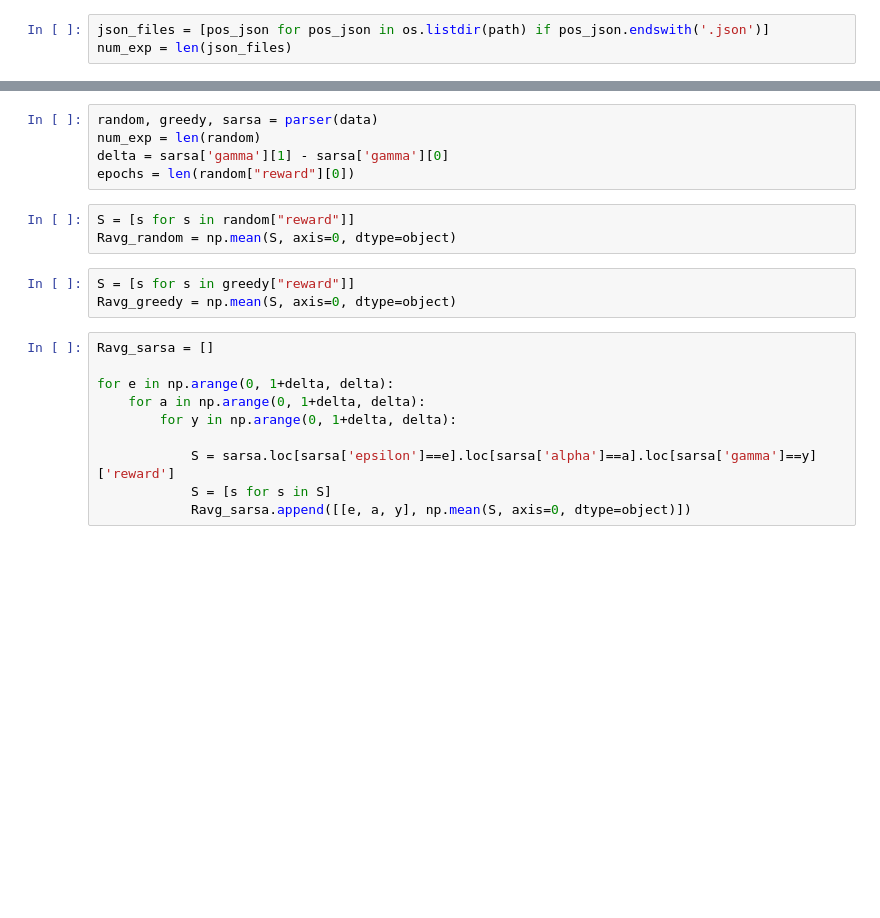
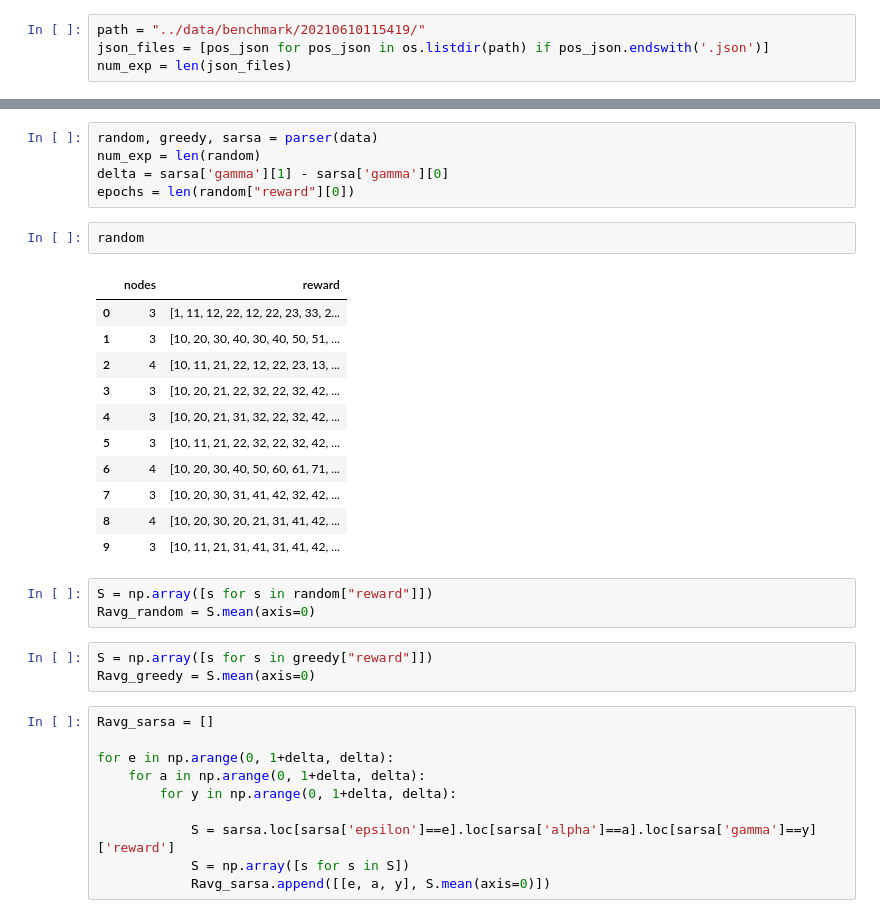
Before and after one commit to adelshb/Algorithms-for-Quantum-Internet-Routing, a Jupyter notebook: src/Analytics.ipynb, the cells around one changed output, grey strips where cells are left out. Drawn from its saved outputs; the diff is of its cells as text; blank space fills up the shorter version.

Commit message:
change method to compute Q function in sarsa

```diff
--- a/src/Analytics.ipynb
+++ b/src/Analytics.ipynb
@@ -27,6 +36,7 @@ def parser(data):
     sarsa = pd.DataFrame(sarsa, columns= ['nodes', 'epsilon', 'alpha', 'gamma', 'reward'])
     return random, greedy, sarsa
 # %%
+path = "../data/benchmark/20210610115419/"
 json_files = [pos_json for pos_json in os.listdir(path) if pos_json.endswith('.json')]
 num_exp = len(json_files)
 # %%
@@ -39,12 +49,26 @@ random, greedy, sarsa = parser(data)
 num_exp = len(random)
 delta = sarsa['gamma'][1] - sarsa['gamma'][0]
 epochs = len(random["reward"][0])
+# %%
+random
+# %% [output]
+|  | nodes | reward |
+| 0 | 3 | [1, 11, 12, 22, 12, 22, 23, 33, 2... |
+| 1 | 3 | [10, 20, 30, 40, 30, 40, 50, 51, ... |
+| 2 | 4 | [10, 11, 21, 22, 12, 22, 23, 13, ... |
+| 3 | 3 | [10, 20, 21, 22, 32, 22, 32, 42, ... |
+| 4 | 3 | [10, 20, 21, 31, 32, 22, 32, 42, ... |
+| 5 | 3 | [10, 11, 21, 22, 32, 22, 32, 42, ... |
+| 6 | 4 | [10, 20, 30, 40, 50, 60, 61, 71, ... |
+| 7 | 3 | [10, 20, 30, 31, 41, 42, 32, 42, ... |
+| 8 | 4 | [10, 20, 30, 20, 21, 31, 41, 42, ... |
+| 9 | 3 | [10, 11, 21, 31, 41, 31, 41, 42, ... |
 # %%
-S = [s for s in random["reward"]]
-Ravg_random = np.mean(S, axis=0, dtype=object)
+S = np.array([s for s in random["reward"]])
+Ravg_random = S.mean(axis=0)
 # %%
-S = [s for s in greedy["reward"]]
-Ravg_greedy = np.mean(S, axis=0, dtype=object)
+S = np.array([s for s in greedy["reward"]])
+Ravg_greedy = S.mean(axis=0)
 # %%
 Ravg_sarsa = []
 
@@ -53,8 +77,8 @@ for e in np.arange(0, 1+delta, delta):
         for y in np.arange(0, 1+delta, delta):
 
             S = sarsa.loc[sarsa['epsilon']==e].loc[sarsa['alpha']==a].loc[sarsa['gamma']==y]['reward']
-            S = [s for s in S]
-            Ravg_sarsa.append([[e, a, y], np.mean(S, axis=0, dtype=object)])
+            S = np.array([s for s in S])
+            Ravg_sarsa.append([[e, a, y], S.mean(axis=0)])
 # %%
 plt.figure(figsize=(10,6))
 
```
Also changed, not shown: parts of 2 cells of this notebook, 3 other files.
